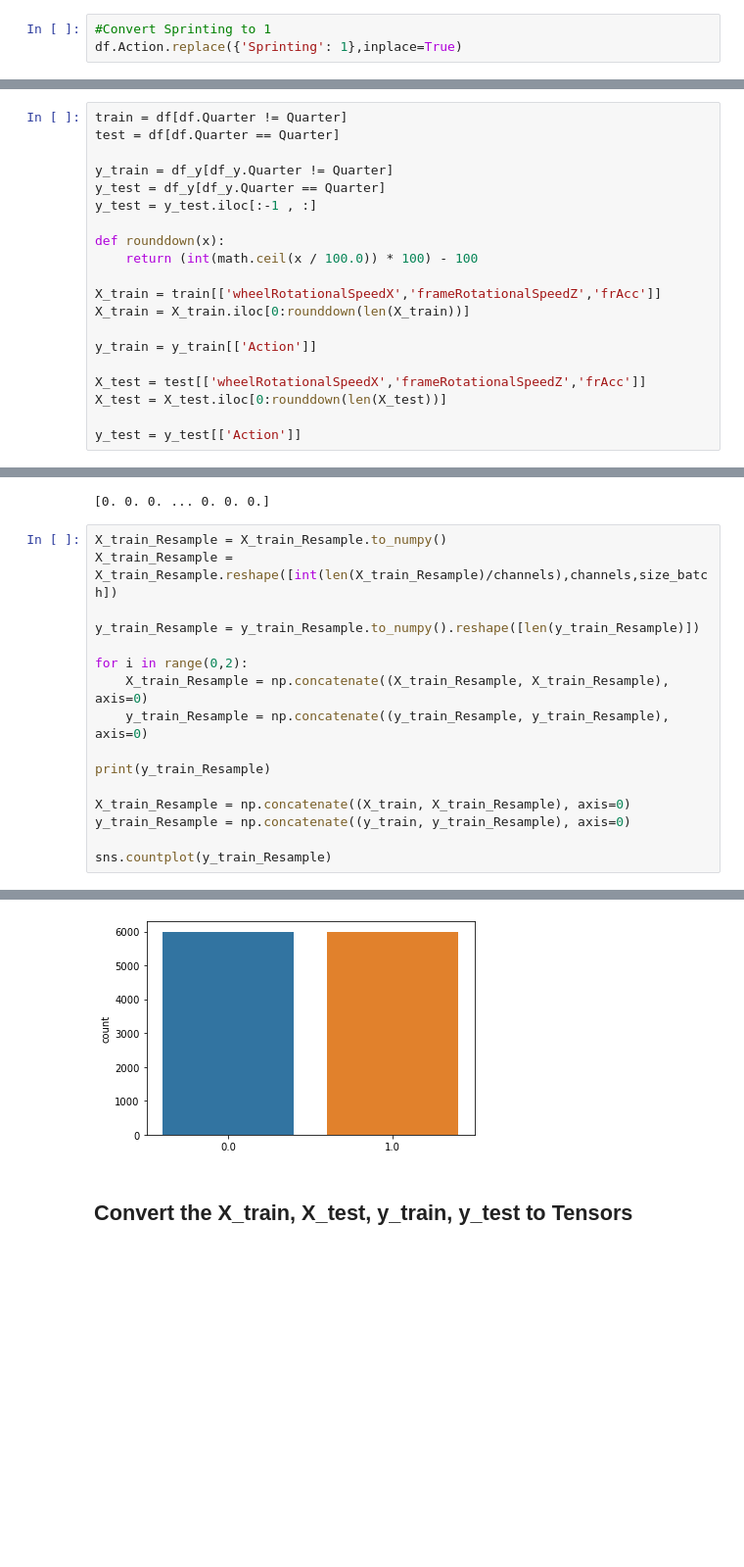
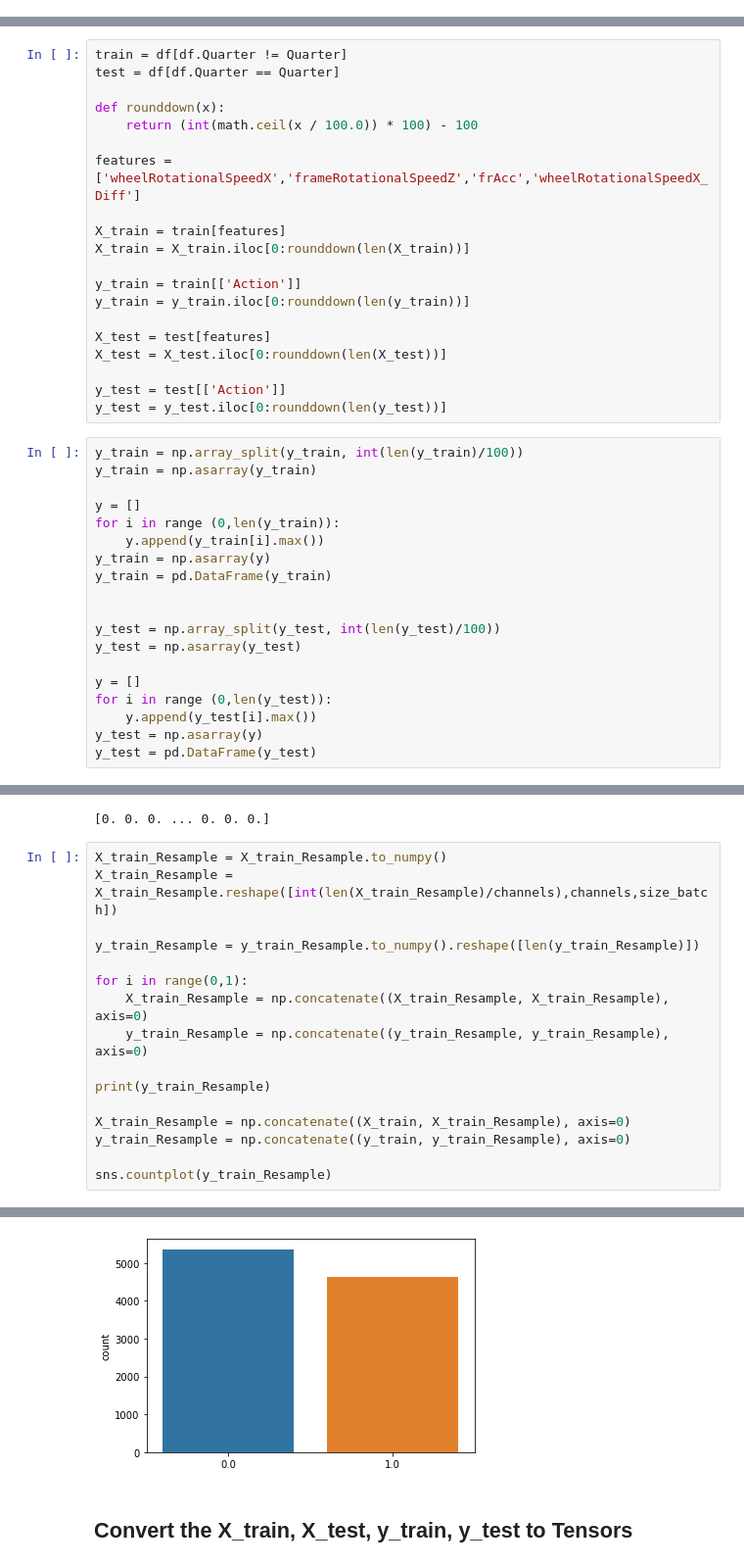
Before and after one commit to MartijnKok/Portfolio, a Jupyter notebook: Predictive_Models/1D_CNN_Dataloader.ipynb, the cells around one changed output, grey strips where cells are left out. Shown at 98% size. Cells and saved outputs as stored; diff of their text form; blank space fills up the shorter version.

```diff
--- a/Predictive_Models/1D_CNN_Dataloader.ipynb
+++ b/Predictive_Models/1D_CNN_Dataloader.ipynb
@@ -54,6 +46,3 @@ df.head()
-# %%
-#Convert Sprinting to 1
-df.Action.replace({'Sprinting': 1},inplace=True)
 # %% [markdown]
 # Data Preparating
 
@@ -62,22 +51,41 @@ Split data into a train and test set
 train = df[df.Quarter != Quarter]
 test = df[df.Quarter == Quarter]
 
-y_train = df_y[df_y.Quarter != Quarter]
-y_test = df_y[df_y.Quarter == Quarter]
-y_test = y_test.iloc[:-1 , :]
-
 def rounddown(x):
     return (int(math.ceil(x / 100.0)) * 100) - 100
 
-X_train = train[['wheelRotationalSpeedX','frameRotationalSpeedZ','frAcc']]
+features = ['wheelRotationalSpeedX','frameRotationalSpeedZ','frAcc','wheelRotationalSpeedX_Diff']
+
+X_train = train[features]
 X_train = X_train.iloc[0:rounddown(len(X_train))]
 
-y_train = y_train[['Action']]
+y_train = train[['Action']]
+y_train = y_train.iloc[0:rounddown(len(y_train))]
 
-X_test = test[['wheelRotationalSpeedX','frameRotationalSpeedZ','frAcc']]
+X_test = test[features]
 X_test = X_test.iloc[0:rounddown(len(X_test))]
 
-y_test = y_test[['Action']]
+y_test = test[['Action']]
+y_test = y_test.iloc[0:rounddown(len(y_test))]
+# %%
+y_train = np.array_split(y_train, int(len(y_train)/100))
+y_train = np.asarray(y_train)
+
+y = []
+for i in range (0,len(y_train)):
+    y.append(y_train[i].max())
+y_train = np.asarray(y)
+y_train = pd.DataFrame(y_train)
+
+
+y_test = np.array_split(y_test, int(len(y_test)/100))
+y_test = np.asarray(y_test)
+
+y = []
+for i in range (0,len(y_test)):
+    y.append(y_test[i].max())
+y_test = np.asarray(y)
+y_test = pd.DataFrame(y_test)
 # %% [markdown]
 ## Slicing the train and test sets into windows of 1 sec (100 samples per window)
 # %%
@@ -125,23 +128,23 @@ for i in range(0,len(y_train)):
 # %%
 X_train_Resample = X_train_Resample.to_numpy()
 X_train_Resample = X_train_Resample.reshape([int(len(X_train_Resample)/channels),channels,size_batch])
 
 y_train_Resample = y_train_Resample.to_numpy().reshape([len(y_train_Resample)])
 
-for i in range(0,2):
+for i in range(0,1):
     X_train_Resample = np.concatenate((X_train_Resample, X_train_Resample), axis=0)
     y_train_Resample = np.concatenate((y_train_Resample, y_train_Resample), axis=0)
 
 print(y_train_Resample)
 
 X_train_Resample = np.concatenate((X_train, X_train_Resample), axis=0)
 y_train_Resample = np.concatenate((y_train, y_train_Resample), axis=0)
 
 sns.countplot(y_train_Resample)
 # %% [output]
 [1 1 1 ... 1 1 1]
 <AxesSubplot:ylabel='count'>
-[figure, old version]
+[figure, new version]
 # %% [markdown]
 ## Convert the X_train, X_test, y_train, y_test to Tensors
 # %%
```
Also changed, not shown: parts of 9 cells of this notebook, 1 other file.
